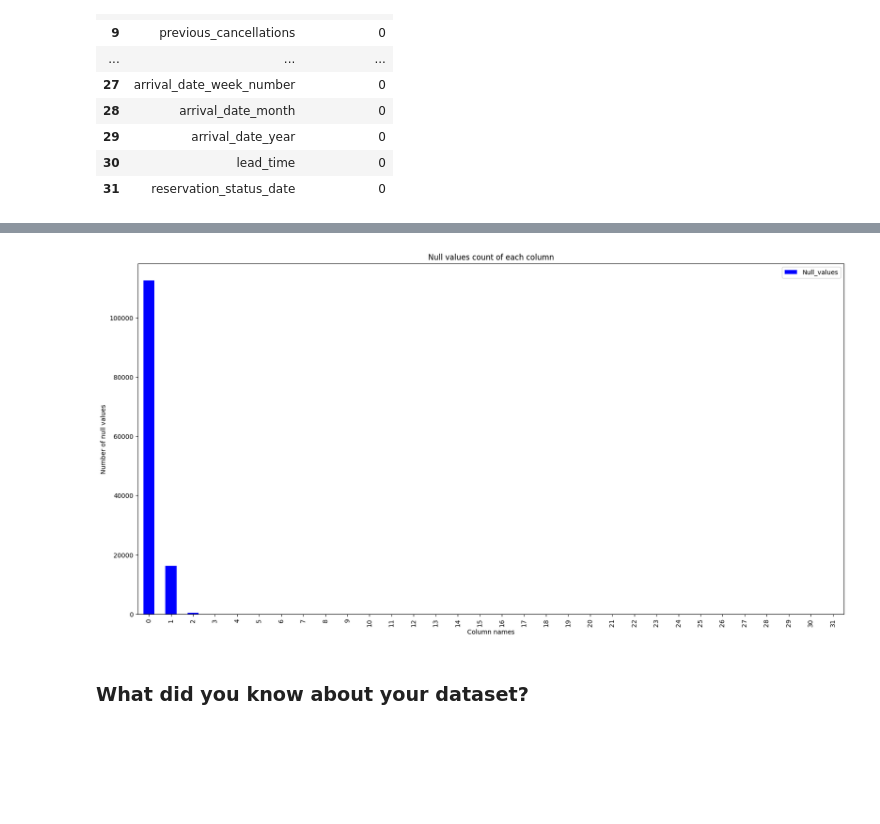
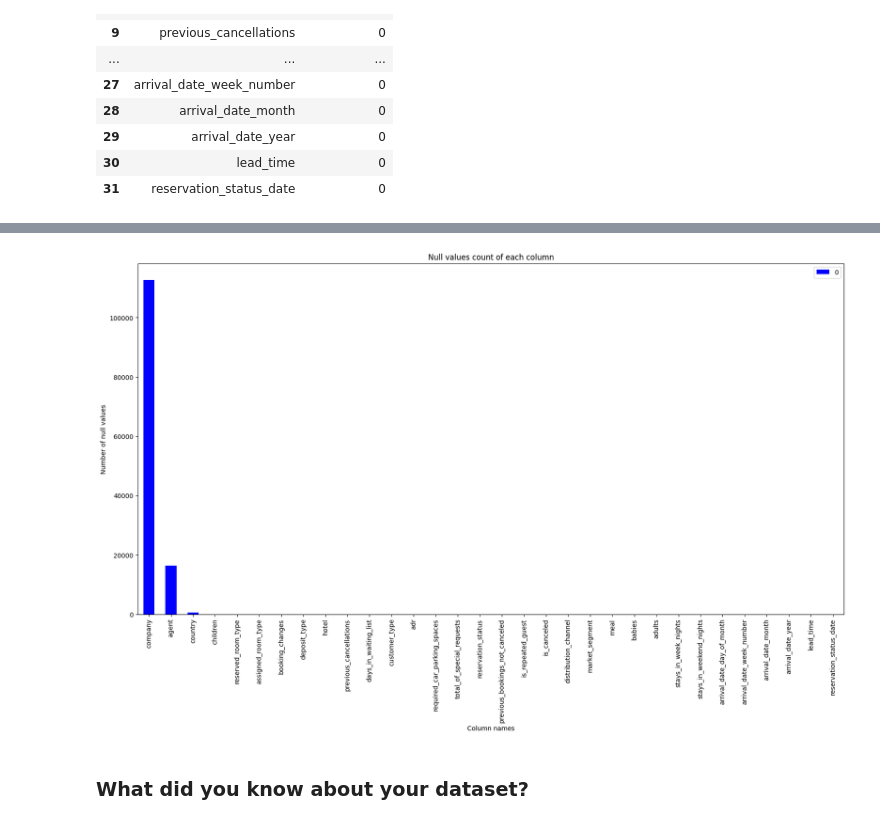
Before and after one commit to puttadharani/Data-surfers, a Jupyter notebook: my_1st_project.ipynb, the cells around one changed output, grey strips where cells are left out. Cells and saved outputs as stored; diff of their text form; code cells hidden in the pictures; blank space fills up the shorter version.

```diff
--- a/my_1st_project.ipynb
+++ b/my_1st_project.ipynb
@@ -299,0 +278,3 @@ df.isnull().sum().sum()
+# %%
+miss_values_count_df1=pd.DataFrame(df.isna().sum().sort_values(ascending=False))
+miss_values_count_df1
@@ -300,12 +299,12 @@ df.isnull().sum().sum()
 # %%
 #visualization of miss_values_count_df
-miss_values_count_df.plot.bar(figsize=(20,10),color='blue')
+miss_values_count_df1.plot.bar(figsize=(20,10),color='blue')
 plt.title('Null values count of each column')
 plt.xlabel('Column names')
 plt.ylabel('Number of null values')
 plt.show()
 # %% [output]
-[figure, old version]
+[figure, new version]
 # %% [markdown]
 ### What did you know about your dataset?
 # %% [markdown]
```
Also changed, not shown: parts of 41 cells of this notebook.
